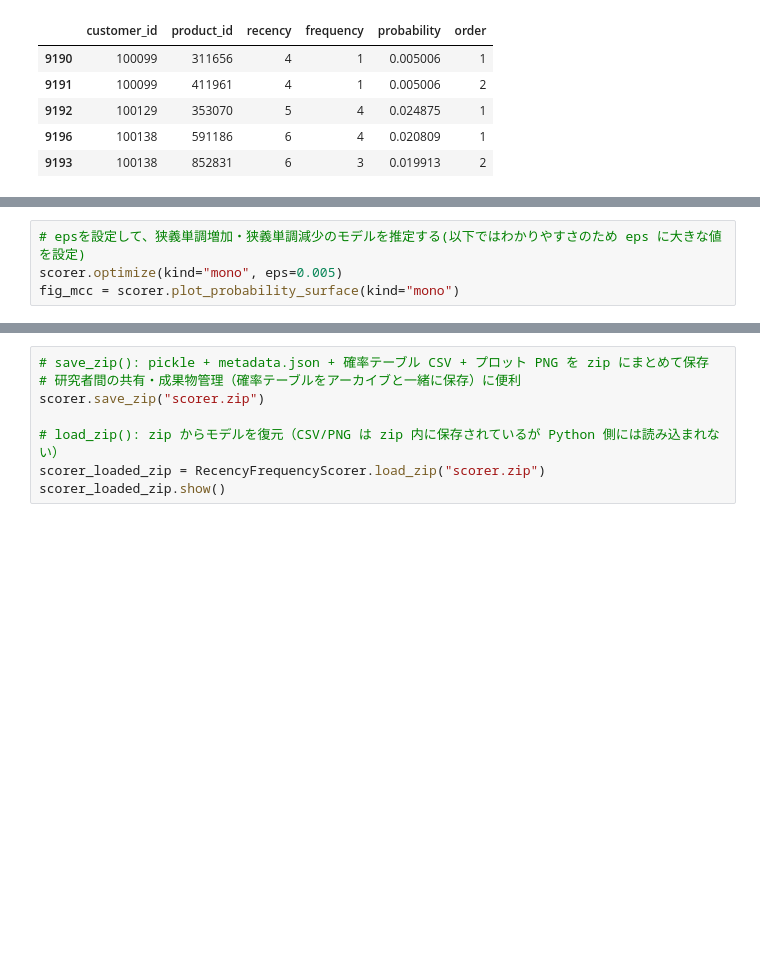
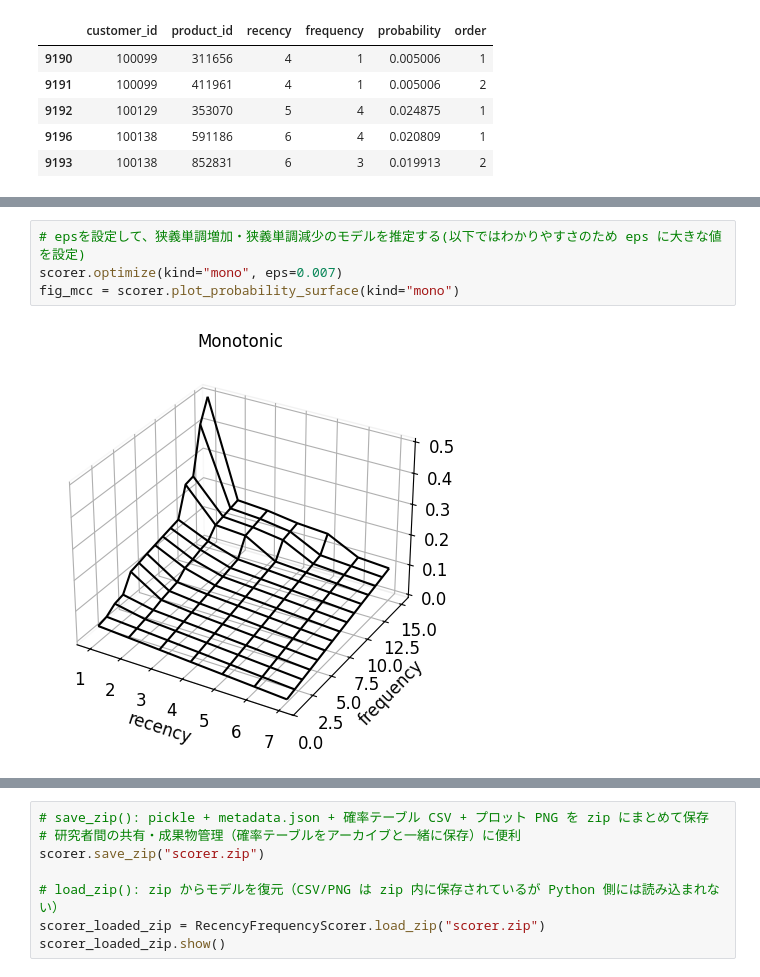
Before and after one commit to jiro-iwanaga/rfscorer, a Jupyter notebook: examples/tutorial_practical_ja.ipynb, the cells around one changed output, grey strips where cells are left out. Saved outputs shown, nothing was run; the diff lists cells and outputs as text; blank space fills up the shorter version.

```diff
--- a/examples/tutorial_practical_ja.ipynb
+++ b/examples/tutorial_practical_ja.ipynb
@@ -425,7 +423,9 @@ fig_mono = scorer.plot_probability_surface(
 # %%
 # epsを設定して、狭義単調増加・狭義単調減少のモデルを推定する(以下ではわかりやすさのため eps に大きな値を設定)
-scorer.optimize(kind="mono", eps=0.005)
+scorer.optimize(kind="mono", eps=0.007)
 fig_mcc = scorer.plot_probability_surface(kind="mono")
+# %% [output]
+[figure, added]
 # %%
 # 最適化計算の情報を表示する
 scorer.optimize(kind="mcc", verbose=True)
```
Also changed, not shown: parts of 13 cells of this notebook, 2 other files.
